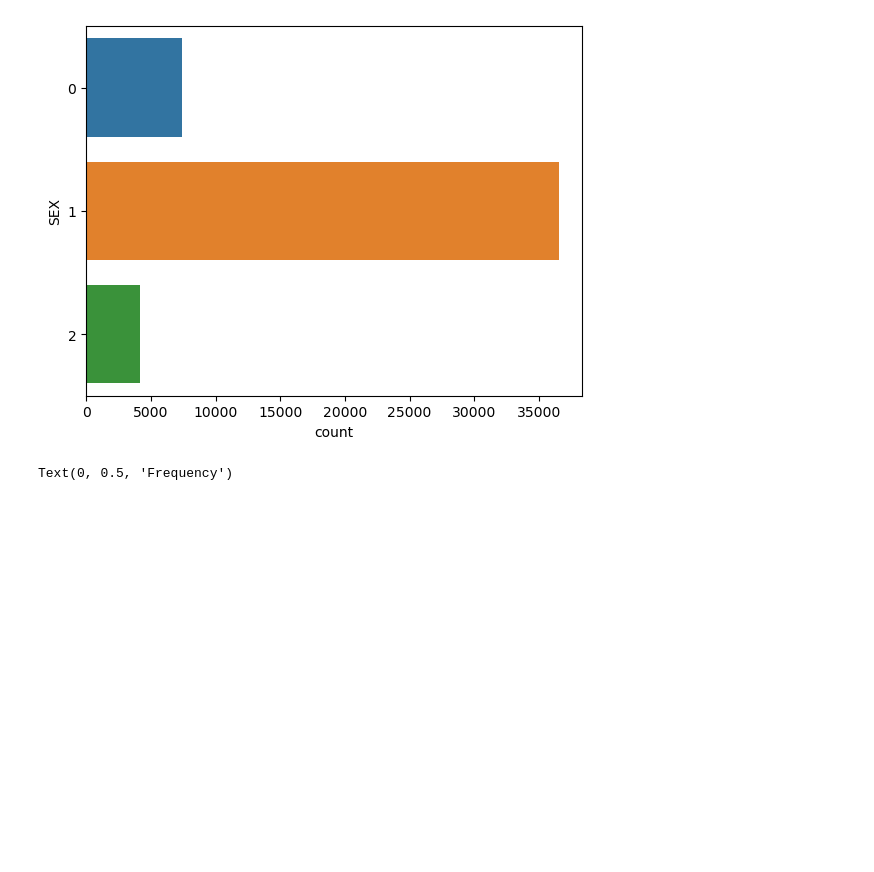
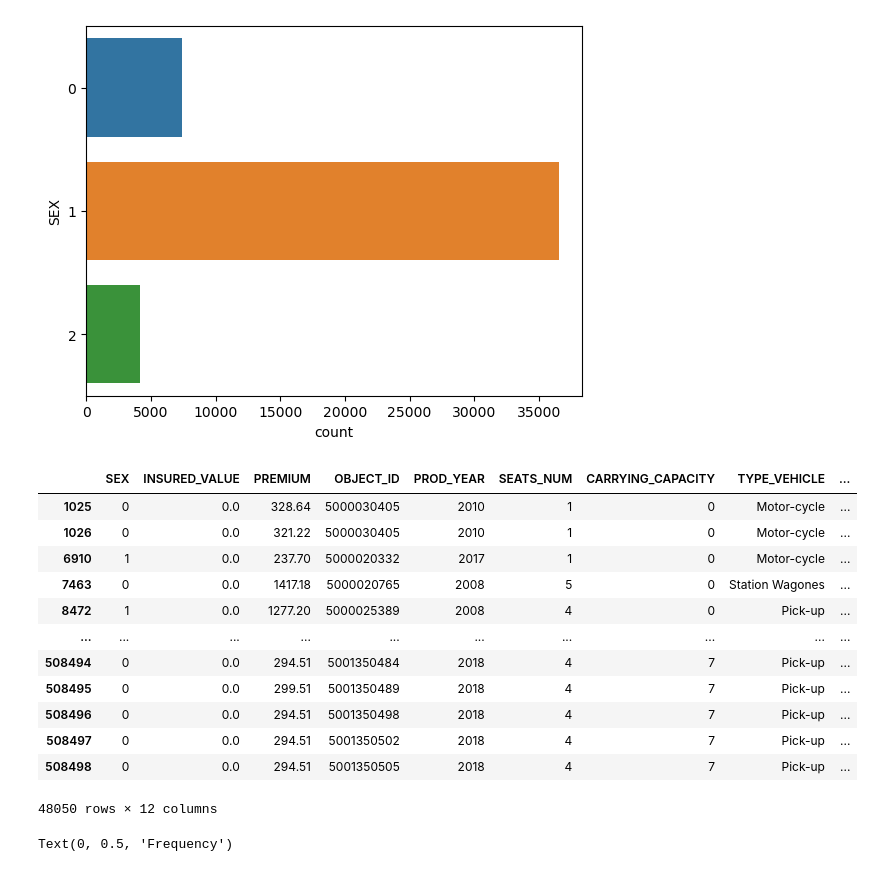
Before and after one commit to jcampbell050915/dsc-portfolio, a Jupyter notebook: insurance_premium_LR/insurance_premium.ipynb, the cells around one changed output. Saved outputs shown, nothing was run; the diff lists cells and outputs as text; code cells hidden in the pictures; blank space fills up the shorter version.

```diff
--- a/insurance_premium_LR/insurance_premium.ipynb
+++ b/insurance_premium_LR/insurance_premium.ipynb
@@ -136,6 +136,22 @@ sns.countplot(data=policies, y="SEX")
 # %% [output]
 <AxesSubplot:xlabel='count', ylabel='SEX'>
 [figure]
+# %%
+policies
+# %% [output]
+|  | SEX | INSURED_VALUE | PREMIUM | OBJECT_ID | PROD_YEAR | SEATS_NUM | CARRYING_CAPACITY | TYPE_VEHICLE | ... |
+| 1025 | 0 | 0.0 | 328.64 | 5000030405 | 2010 | 1 | 0 | Motor-cycle | ... |
+| 1026 | 0 | 0.0 | 321.22 | 5000030405 | 2010 | 1 | 0 | Motor-cycle | ... |
+| 6910 | 1 | 0.0 | 237.70 | 5000020332 | 2017 | 1 | 0 | Motor-cycle | ... |
+| 7463 | 0 | 0.0 | 1417.18 | 5000020765 | 2008 | 5 | 0 | Station Wagones | ... |
+| 8472 | 1 | 0.0 | 1277.20 | 5000025389 | 2008 | 4 | 0 | Pick-up | ... |
+| ... | ... | ... | ... | ... | ... | ... | ... | ... | ... |
+| 508494 | 0 | 0.0 | 294.51 | 5001350484 | 2018 | 4 | 7 | Pick-up | ... |
+| 508495 | 0 | 0.0 | 299.51 | 5001350489 | 2018 | 4 | 7 | Pick-up | ... |
+| 508496 | 0 | 0.0 | 294.51 | 5001350498 | 2018 | 4 | 7 | Pick-up | ... |
+| 508497 | 0 | 0.0 | 294.51 | 5001350502 | 2018 | 4 | 7 | Pick-up | ... |
+| 508498 | 0 | 0.0 | 294.51 | 5001350505 | 2018 | 4 | 7 | Pick-up | ... |
+48050 rows × 12 columns
 # %%
 sns.histplot(policies.PREMIUM,bins=20)
 plt.title('Car Insurance Premium Histogram')
```
